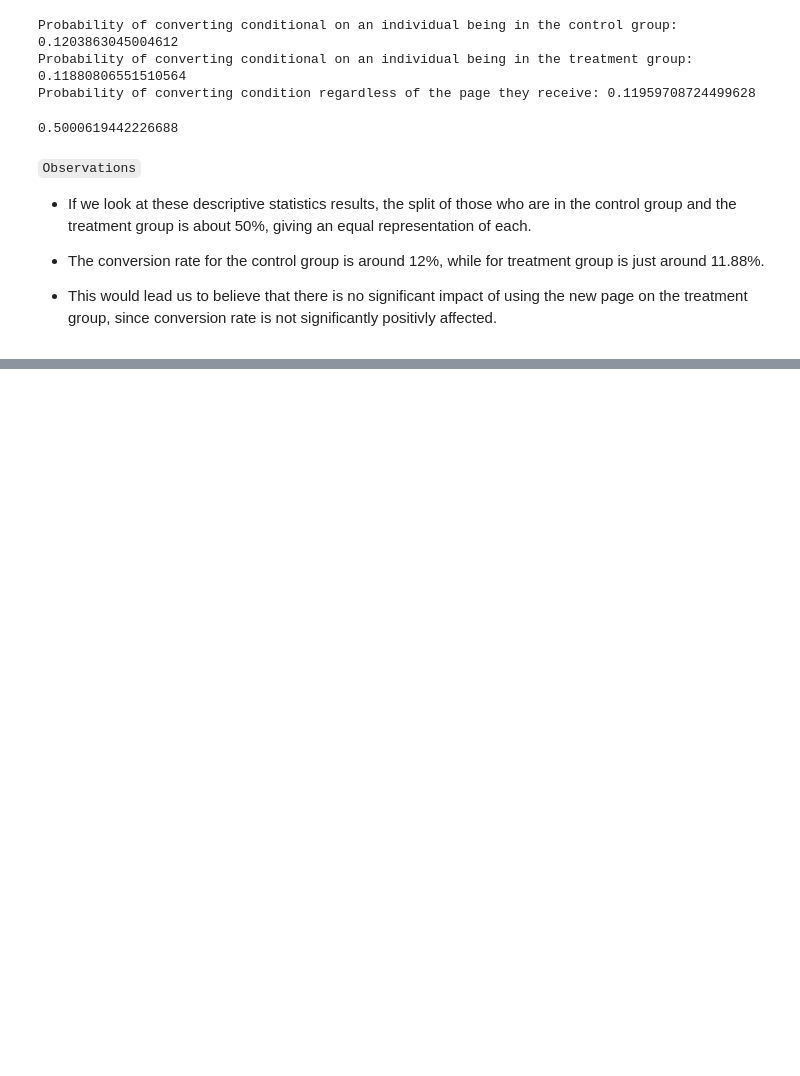
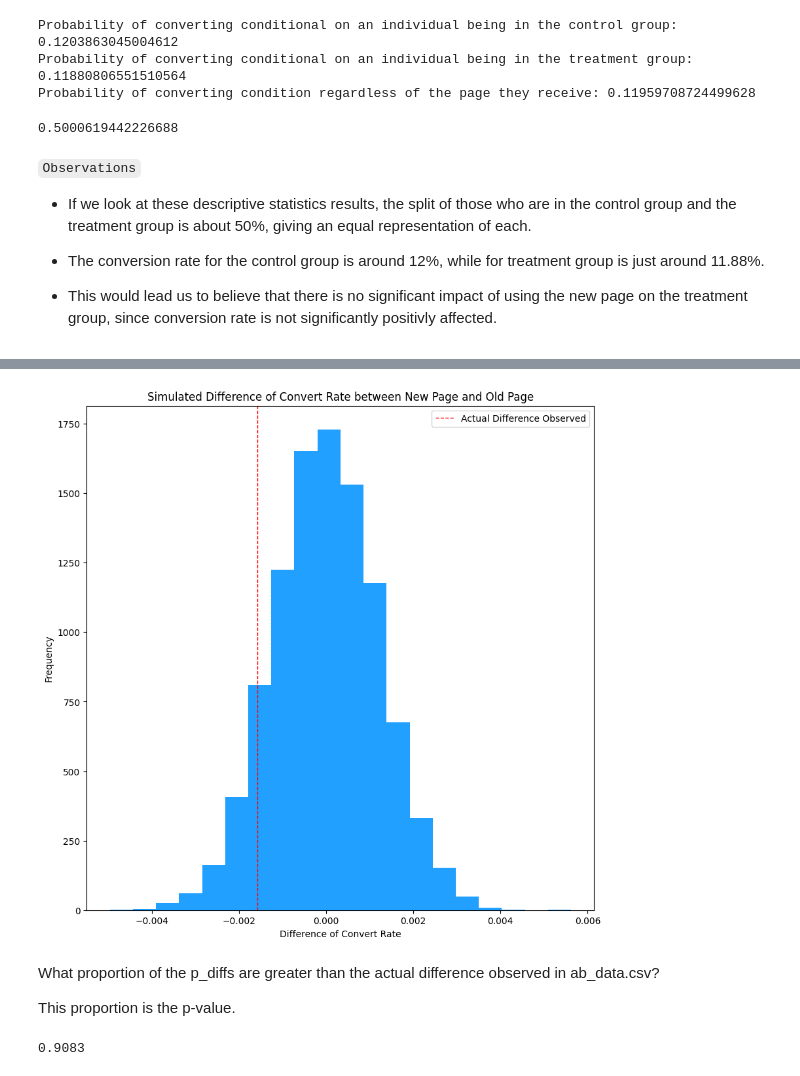
Before and after one commit to ionahu08/ABTest_NewWebPageDesign, a Jupyter notebook: Code/project_NewWebPage.ipynb, the cells around one changed output, grey strips where cells are left out. Saved outputs shown, nothing was run; the diff lists cells and outputs as text; code cells hidden in the pictures; blank space fills up the shorter version.

```diff
--- a/Code/project_NewWebPage.ipynb
+++ b/Code/project_NewWebPage.ipynb
@@ -138,0 +176,5 @@ p_new_page
+# %%
+# Get sample choice between [0,1]
+# with sample size equal to number of users in df
+# given probability
+old_page_converted = np.random.choice([0,1], size = n_old,replace=True, p=[1-p_old,p_old])
@@ -138,0 +183,9 @@ p_new_page
+# %%
+p_diffs = []
+for _ in range (10000):
+    new_page_converted = np.random.choice([0,1], size = n_new, replace=True, p=[1-p_new,p_new])
+    old_page_converted = np.random.choice([0,1], size = n_old, replace=True, p=[1-p_old, p_old])
+    p_diff = new_page_converted.mean()- old_page_converted.mean()
+    p_diffs.append(p_diff)
+
+p_diffs[:10]
@@ -138,0 +203,25 @@ p_new_page
+# %%
+p_diffs = np.asarray(p_diffs)
+# %%
+actual_diff = treat_conv - control_conv
+# %%
+# plot histogram of the p_diffs
+plt.subplots(figsize=(10, 10))
+plt.hist(p_diffs, color='#22a0ff', bins=20)
+plt.xlabel('Difference of Convert Rate')
+plt.ylabel('Frequency')
+plt.title('Simulated Difference of Convert Rate between New Page and Old Page')
+# plot the line of actual difference
+plt.axvline(actual_diff , c='red', linestyle='dashed', linewidth=1, label="Actual Difference Observed")
+plt.legend()
+plt.show()
+# %% [output]
+[figure, added]
+# %% [markdown]
+What proportion of the p_diffs are greater than the actual difference observed in ab_data.csv?
+
+This proportion is the p-value.
+# %%
+(p_diffs > actual_diff).mean()
+# %% [output]
+0.9083
```
Also changed, not shown: parts of 12 cells of this notebook.
